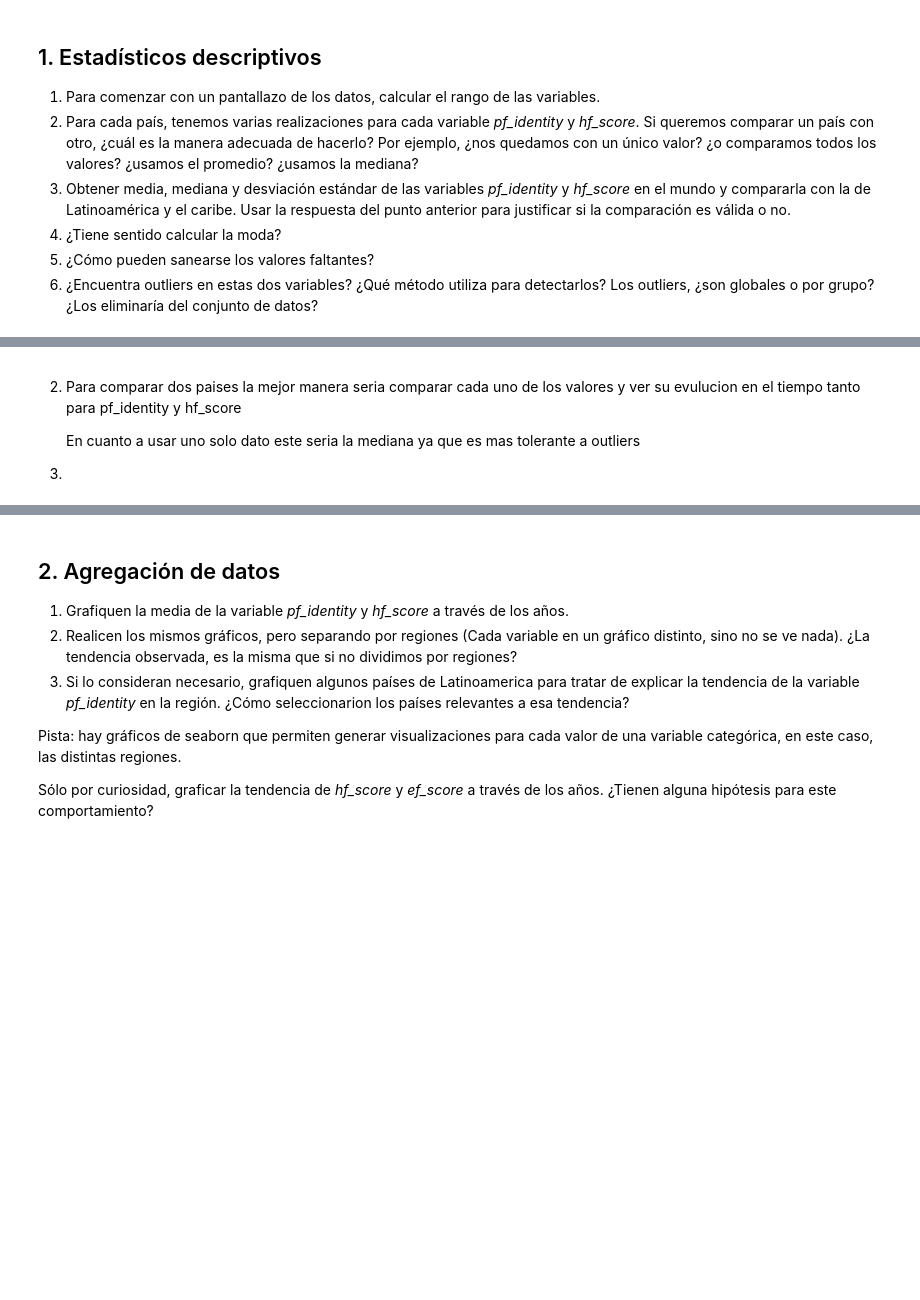
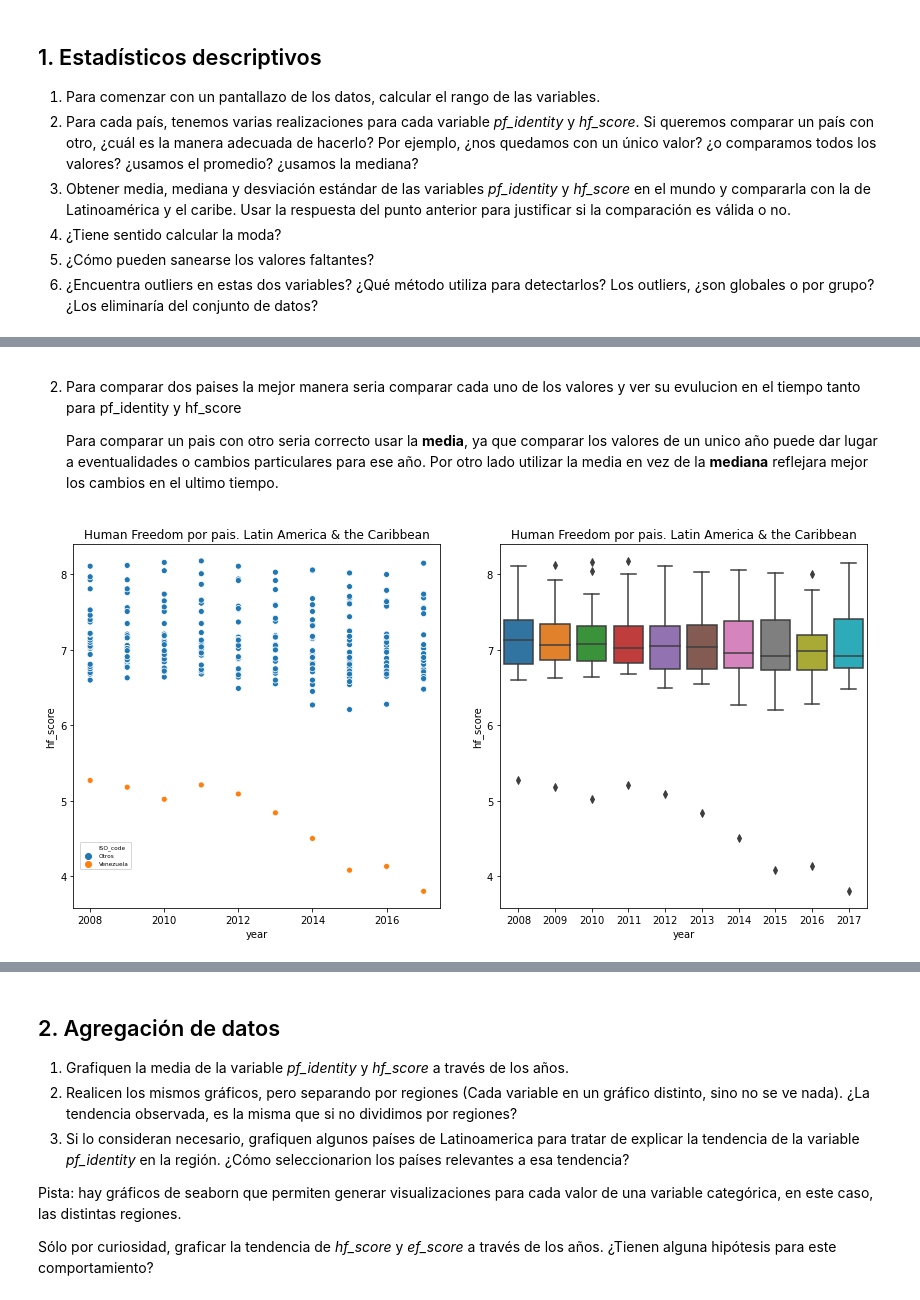
Before and after one commit to ser0090/dipdata, a Jupyter notebook: analisisvis/notebooks/practico.ipynb, the cells around one changed output, grey strips where cells are left out. Saved outputs shown, nothing was run; the diff lists cells and outputs as text; code cells hidden in the pictures; blank space fills up the shorter version.

```diff
--- a/analisisvis/notebooks/practico.ipynb
+++ b/analisisvis/notebooks/practico.ipynb
@@ -201,7 +238,30 @@ pd.DataFrame(ranges).rename(columns={0: 'ranges'})
 # %% [markdown]
- 2. Para comparar dos paises la mejor manera seria comparar cada uno de los valores y
-     ver su evulucion en el tiempo tanto para pf_identity y hf_score
+ 2. Para comparar dos paises la mejor manera seria comparar cada uno de los
+     valores y ver su evulucion en el tiempo tanto para pf_identity y hf_score
 
-     En cuanto a usar uno solo dato este seria la mediana ya que es mas tolerante a outliers
-
- 3.
+     Para comparar un pais con otro seria correcto usar la **media**, ya que
+     comparar los valores de un unico año puede dar lugar a eventualidades o
+     cambios particulares para ese año. Por otro lado utilizar la media en vez
+     de la **mediana** reflejara mejor los cambios en el ultimo tiempo.
+# %%
+fig = plt.figure(figsize=(12,6))
+
+data = dataset[dataset.region == 'Latin America & the Caribbean']
+data = data[['ISO_code','year', 'pf_identity', 'hf_score']]
+
+data.ISO_code = data.ISO_code.apply(
+    lambda x: "Venezuela" if x == "VEN" else "Otros"
+)
+
+sp2 = plt.subplot('121')
+sp2.set_title("Human Freedom por pais. Latin America & the Caribbean")
+sns.scatterplot(data=data, x='year', y='hf_score', hue='ISO_code', ax=sp2)
+sp2.legend(loc='lower left',bbox_to_anchor=(0.01, 0.1),fontsize='xx-small')
+
+sp3 = plt.subplot('122')
+sp3.set_title("Human Freedom por pais. Latin America & the Caribbean")
+sns.boxplot(data=data, x='year', y='hf_score', ax=sp3)
+fig.tight_layout()
+plt.show()
+# %% [output]
+[figure, added]
```
Also changed, not shown: parts of 23 cells of this notebook.
